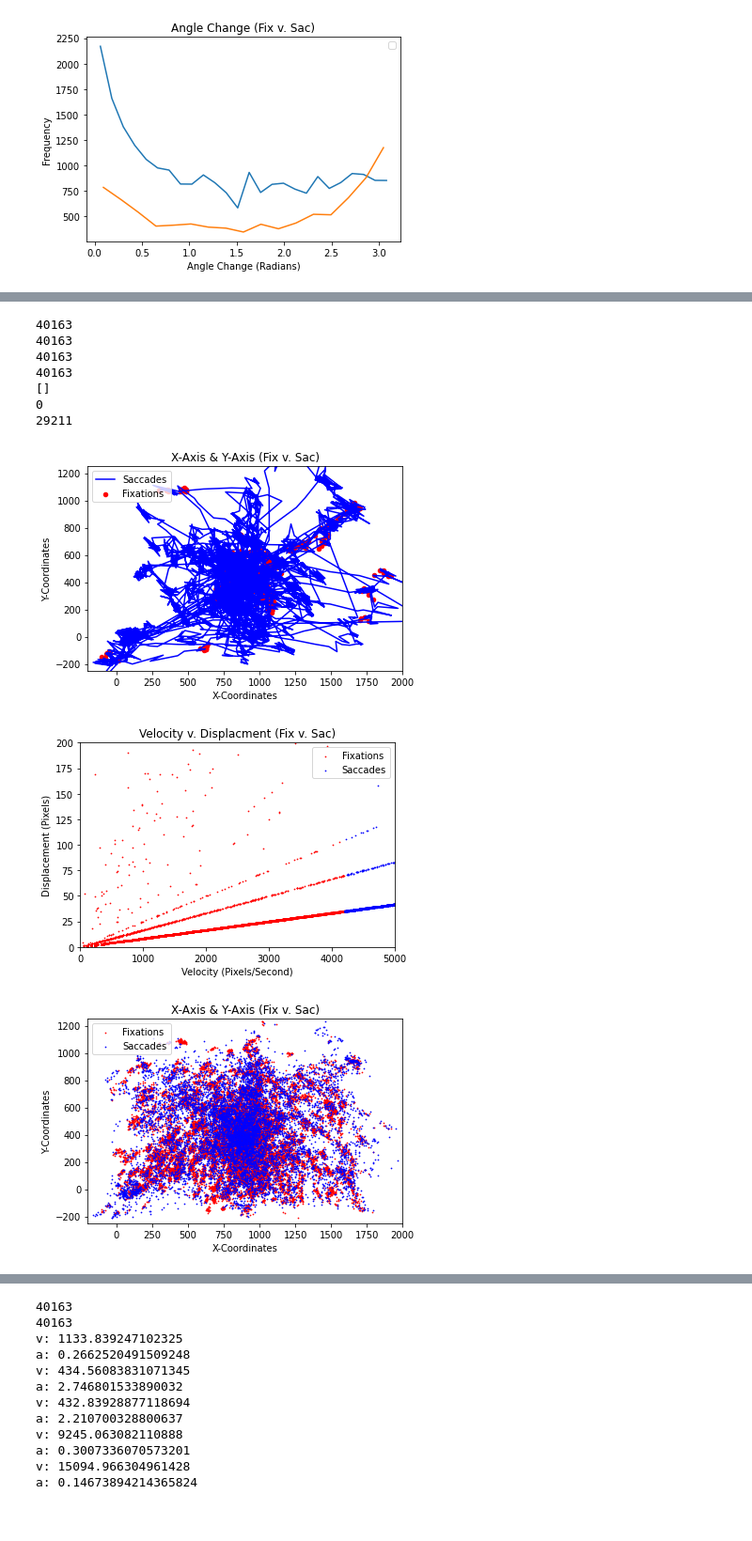
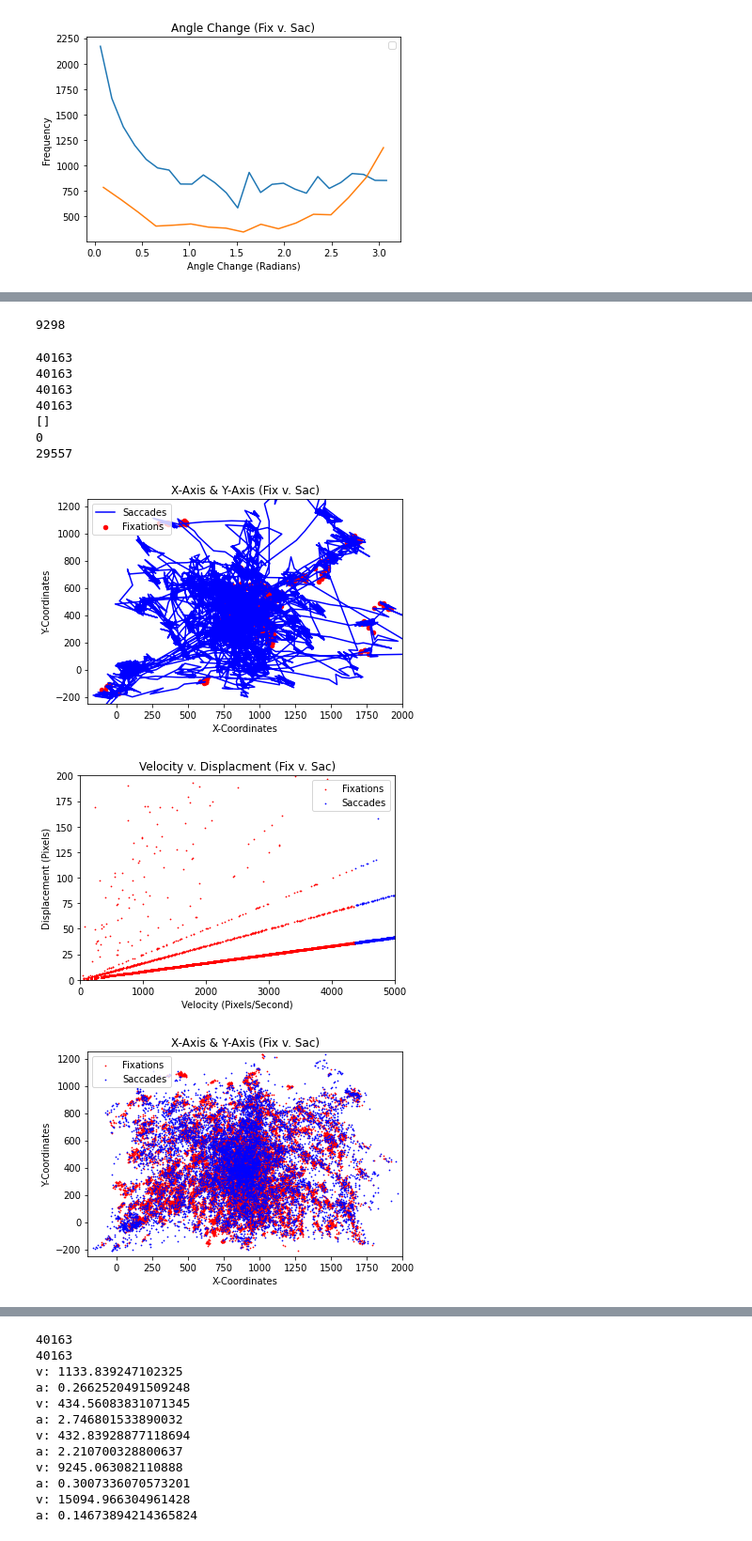
Before and after one commit to Josef733/eyetracker, a Jupyter notebook: Algorithms.ipynb, the cells around one changed output, grey strips where cells are left out. Shown at 94% size. Saved outputs shown, nothing was run; the diff lists cells and outputs as text; code cells hidden in the pictures.

```diff
--- a/Algorithms.ipynb
+++ b/Algorithms.ipynb
@@ -451,3 +557,7 @@ textfile.close()
+# %%
+print(p_emp)
+# %% [output]
+9298
 # %%
 #I-VT
 
@@ -476,7 +586,7 @@ classifier = []
 
 outliers = []
 
-velocity_threshold = 4200
+velocity_threshold = 4368
 
 for i in range (len(point_velo_corr)):
     if point_velo_corr[i] >= 0 and point_velo_corr[i] < velocity_threshold:
@@ -572,36 +682,36 @@ plt.show()
 
 plt.hist(fix_displacement,300,range=[0,300], color ="red",label="Fixations")
 plt.hist(sac_displacement,300,range=[0,300], color ="blue",label="Saccades")
 plt.legend()
 plt.title("Displacement (Fix v. Sac)")
 plt.xlabel("Displacement (Pixels)")
 plt.ylabel("Frequency")
 plt.savefig("Fix_sac_disp_hist")
 plt.show()
 
 plt.hist(fix_theta,100, color ="red",label="Fixations")
 plt.hist(sac_theta,100, color ="blue",label="Saccades")
 plt.legend()
 plt.title("Angle Change (Fix v. Sac)")
 plt.xlabel("Angle Change (Radians)")
 plt.ylabel("Frequency")
 plt.savefig("Fix_sac_theta_hist")
 plt.show()
 
 textfile = open("ivt.txt", "w")
 for element in classifier:
     textfile.write(element + "\n")
 textfile.close()
 # %% [output]
 40163
 40163
 40163
 40163
 []
 0
-29211
+29557
-[figure, old version]
+[figure, new version]
-[figure, old version]
+[figure, new version]
-[figure, old version]
+[figure, new version]
 [figure]
 [figure]
```
Also changed, not shown: parts of 19 cells of this notebook.
